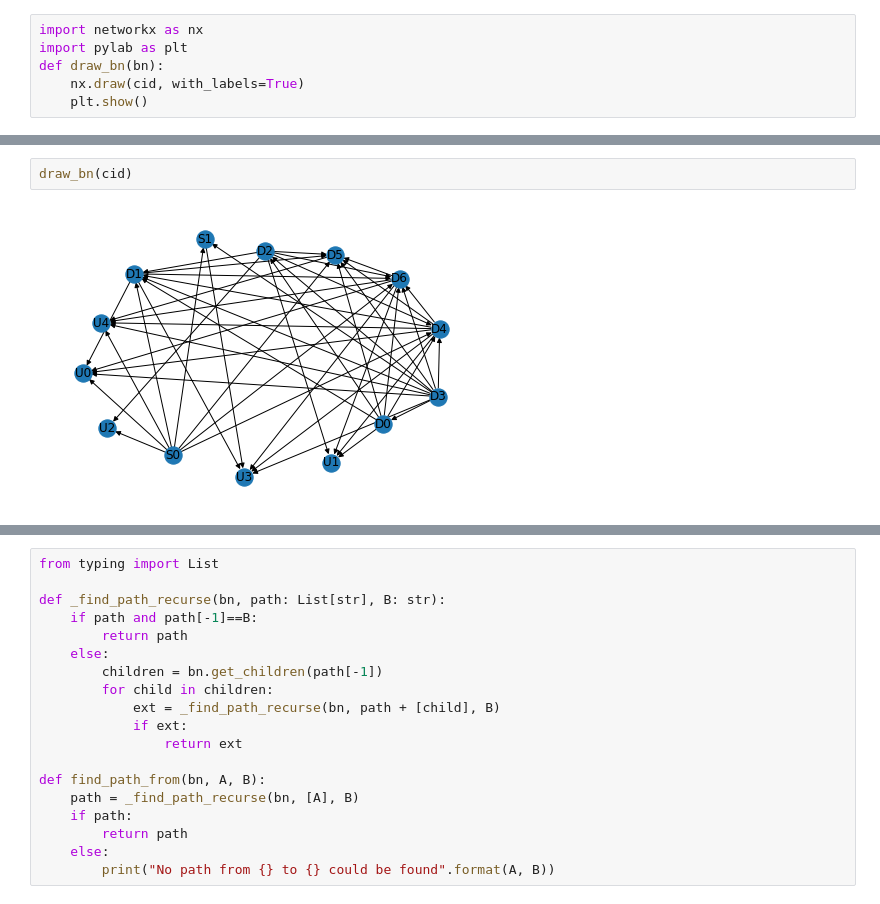
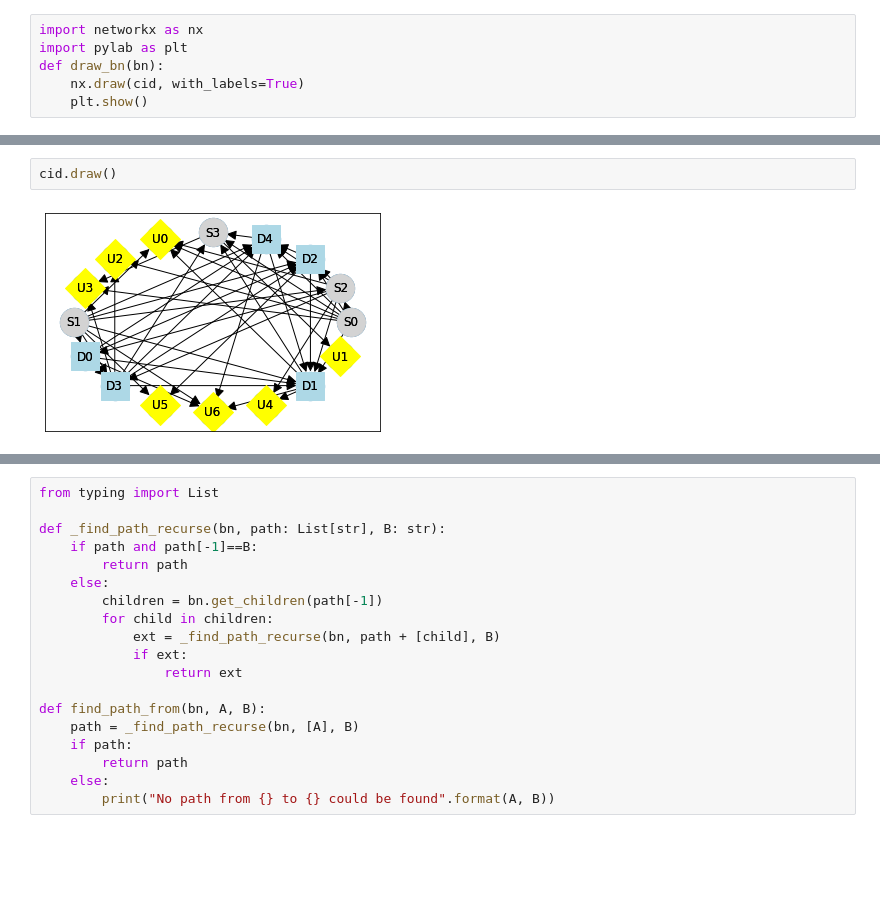
Before and after one commit to causalincentives/pycid, a Jupyter notebook: examples/generate_cid.ipynb, the cells around one changed output, grey strips where cells are left out. Cells and saved outputs as stored; diff of their text form; blank space fills up the shorter version.

```diff
--- a/examples/generate_cid.ipynb
+++ b/examples/generate_cid.ipynb
@@ -37,7 +19,7 @@ sufficient recall added
-# %%
-draw_bn(cid)
-# %% [output]
-[figure, removed]
+# %%
+cid.draw()
+# %% [output]
+[figure, added]
 # %%
 cid.get_children('D1')
 # %% [output]
```
Also changed, not shown: parts of 6 cells of this notebook, 10 other files.
